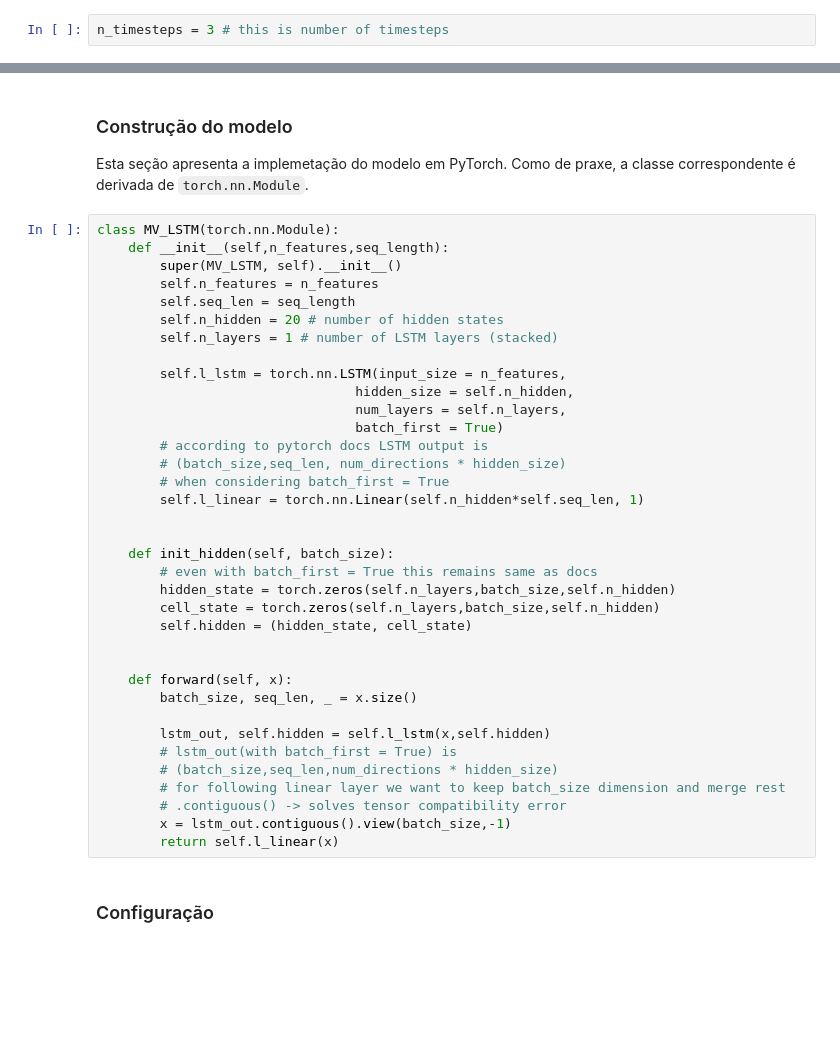
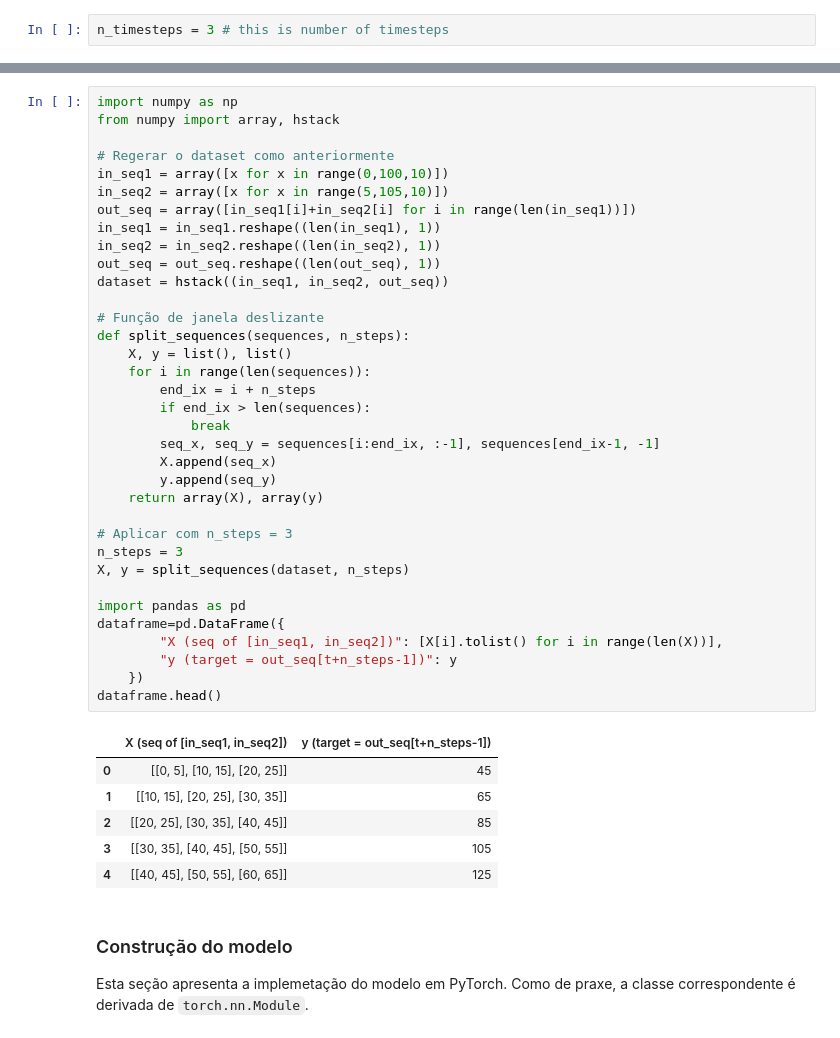
Before and after one commit to AILAB-CEFET-RJ/cic1205, a Jupyter notebook: notebooks/DL/DL07-LSTM.ipynb, the cells around one changed output, grey strips where cells are left out. Saved outputs shown, nothing was run; the diff lists cells and outputs as text; blank space fills up the shorter version.

Commit message:
Update LSTM content

```diff
--- a/notebooks/DL/DL07-LSTM.ipynb
+++ b/notebooks/DL/DL07-LSTM.ipynb
@@ -172,42 +246,46 @@ print(y)
+# %%
+import numpy as np
+from numpy import array, hstack
+
+# Regerar o dataset como anteriormente
+in_seq1 = array([x for x in range(0,100,10)])
+in_seq2 = array([x for x in range(5,105,10)])
+out_seq = array([in_seq1[i]+in_seq2[i] for i in range(len(in_seq1))])
+in_seq1 = in_seq1.reshape((len(in_seq1), 1))
+in_seq2 = in_seq2.reshape((len(in_seq2), 1))
+out_seq = out_seq.reshape((len(out_seq), 1))
+dataset = hstack((in_seq1, in_seq2, out_seq))
+
+# Função de janela deslizante
+def split_sequences(sequences, n_steps):
+    X, y = list(), list()
+    for i in range(len(sequences)):
+        end_ix = i + n_steps
+        if end_ix > len(sequences):
+            break
+        seq_x, seq_y = sequences[i:end_ix, :-1], sequences[end_ix-1, -1]
+        X.append(seq_x)
+        y.append(seq_y)
+    return array(X), array(y)
+
+# Aplicar com n_steps = 3
+n_steps = 3
+X, y = split_sequences(dataset, n_steps)
+
+import pandas as pd
+dataframe=pd.DataFrame({
+        "X (seq of [in_seq1, in_seq2])": [X[i].tolist() for i in range(len(X))],
+        "y (target = out_seq[t+n_steps-1])": y
+    })
+dataframe.head()
+# %% [output]
+|  | X (seq of [in_seq1, in_seq2]) | y (target = out_seq[t+n_steps-1]) |
+| 0 | [[0, 5], [10, 15], [20, 25]] | 45 |
+| 1 | [[10, 15], [20, 25], [30, 35]] | 65 |
+| 2 | [[20, 25], [30, 35], [40, 45]] | 85 |
+| 3 | [[30, 35], [40, 45], [50, 55]] | 105 |
+| 4 | [[40, 45], [50, 55], [60, 65]] | 125 |
 # %% [markdown]
 ### Construção do modelo
 
 Esta seção apresenta a implemetação do modelo em PyTorch. Como de praxe, a classe correspondente é derivada de `torch.nn.Module`.
-# %%
-class MV_LSTM(torch.nn.Module):
-    def __init__(self,n_features,seq_length):
-        super(MV_LSTM, self).__init__()
-        self.n_features = n_features
-        self.seq_len = seq_length
-        self.n_hidden = 20 # number of hidden states
-        self.n_layers = 1 # number of LSTM layers (stacked)
-
-        self.l_lstm = torch.nn.LSTM(input_size = n_features,
-                                 hidden_size = self.n_hidden,
-                                 num_layers = self.n_layers,
-                                 batch_first = True)
-        # according to pytorch docs LSTM output is
-        # (batch_size,seq_len, num_directions * hidden_size)
-        # when considering batch_first = True
-        self.l_linear = torch.nn.Linear(self.n_hidden*self.seq_len, 1)
-
-
-    def init_hidden(self, batch_size):
-        # even with batch_first = True this remains same as docs
-        hidden_state = torch.zeros(self.n_layers,batch_size,self.n_hidden)
-        cell_state = torch.zeros(self.n_layers,batch_size,self.n_hidden)
-        self.hidden = (hidden_state, cell_state)
-
-
-    def forward(self, x):
-        batch_size, seq_len, _ = x.size()
-
-        lstm_out, self.hidden = self.l_lstm(x,self.hidden)
-        # lstm_out(with batch_first = True) is
-        # (batch_size,seq_len,num_directions * hidden_size)
-        # for following linear layer we want to keep batch_size dimension and merge rest
-        # .contiguous() -> solves tensor compatibility error
-        x = lstm_out.contiguous().view(batch_size,-1)
-        return self.l_linear(x)
-# %% [markdown]
-### Configuração
```
Also changed, not shown: parts of 16 cells of this notebook, 2 other files.
